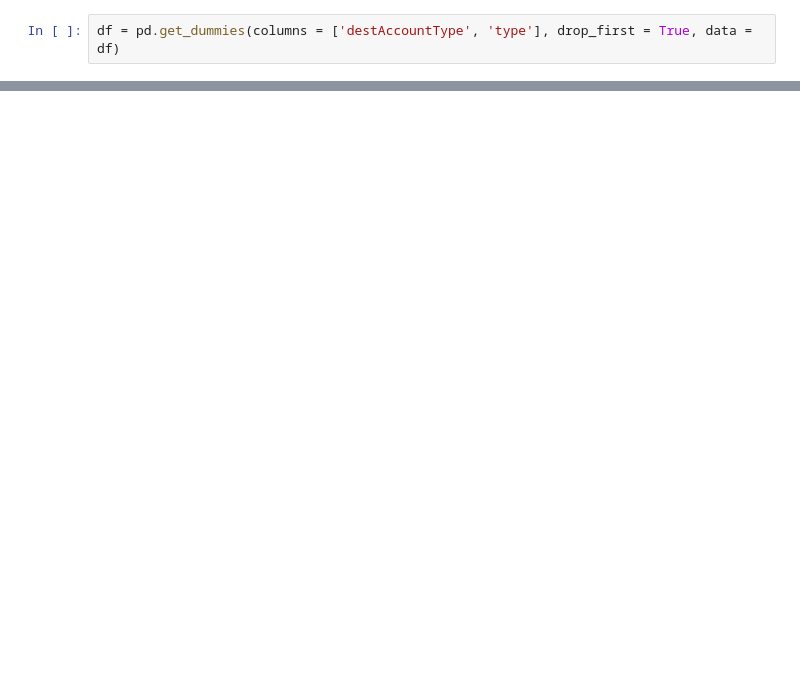
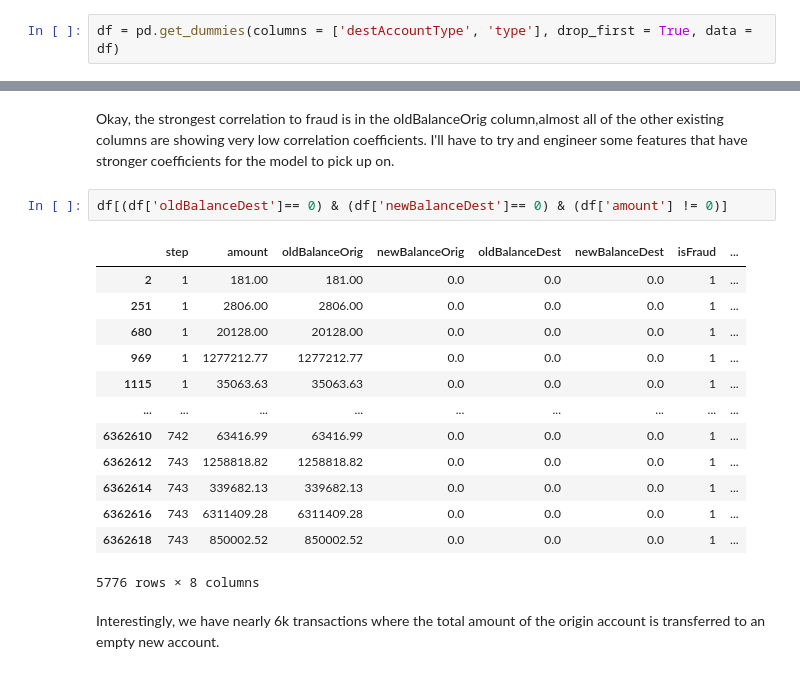
Before and after one commit to kduane/fake_fraud, a Jupyter notebook: eda.ipynb, the cells around one changed output, grey strips where cells are left out. Saved outputs shown, nothing was run; the diff lists cells and outputs as text; blank space fills up the shorter version.

```diff
--- a/eda.ipynb
+++ b/eda.ipynb
@@ -253,0 +268,20 @@ df = pd.get_dummies(columns = ['destAccountType', 'type'], drop_first = True, da
+# %% [markdown]
+Okay, the strongest correlation to fraud is in the oldBalanceOrig column,almost all of the other existing columns are showing very low correlation coefficients. I'll have to try and engineer some features that have stronger coefficients for the model to pick up on.
+# %%
+df[(df['oldBalanceDest']== 0) & (df['newBalanceDest']== 0) & (df['amount'] != 0)]
+# %% [output]
+|  | step | amount | oldBalanceOrig | newBalanceOrig | oldBalanceDest | newBalanceDest | isFraud | ... |
+| 2 | 1 | 181.00 | 181.00 | 0.0 | 0.0 | 0.0 | 1 | ... |
+| 251 | 1 | 2806.00 | 2806.00 | 0.0 | 0.0 | 0.0 | 1 | ... |
+| 680 | 1 | 20128.00 | 20128.00 | 0.0 | 0.0 | 0.0 | 1 | ... |
+| 969 | 1 | 1277212.77 | 1277212.77 | 0.0 | 0.0 | 0.0 | 1 | ... |
+| 1115 | 1 | 35063.63 | 35063.63 | 0.0 | 0.0 | 0.0 | 1 | ... |
+| ... | ... | ... | ... | ... | ... | ... | ... | ... |
+| 6362610 | 742 | 63416.99 | 63416.99 | 0.0 | 0.0 | 0.0 | 1 | ... |
+| 6362612 | 743 | 1258818.82 | 1258818.82 | 0.0 | 0.0 | 0.0 | 1 | ... |
+| 6362614 | 743 | 339682.13 | 339682.13 | 0.0 | 0.0 | 0.0 | 1 | ... |
+| 6362616 | 743 | 6311409.28 | 6311409.28 | 0.0 | 0.0 | 0.0 | 1 | ... |
+| 6362618 | 743 | 850002.52 | 850002.52 | 0.0 | 0.0 | 0.0 | 1 | ... |
+5776 rows × 8 columns
+# %% [markdown]
+Interestingly, we have nearly 6k transactions where the total amount of the origin account is transferred to an empty new account.
```
Also changed, not shown: parts of 7 cells of this notebook.
